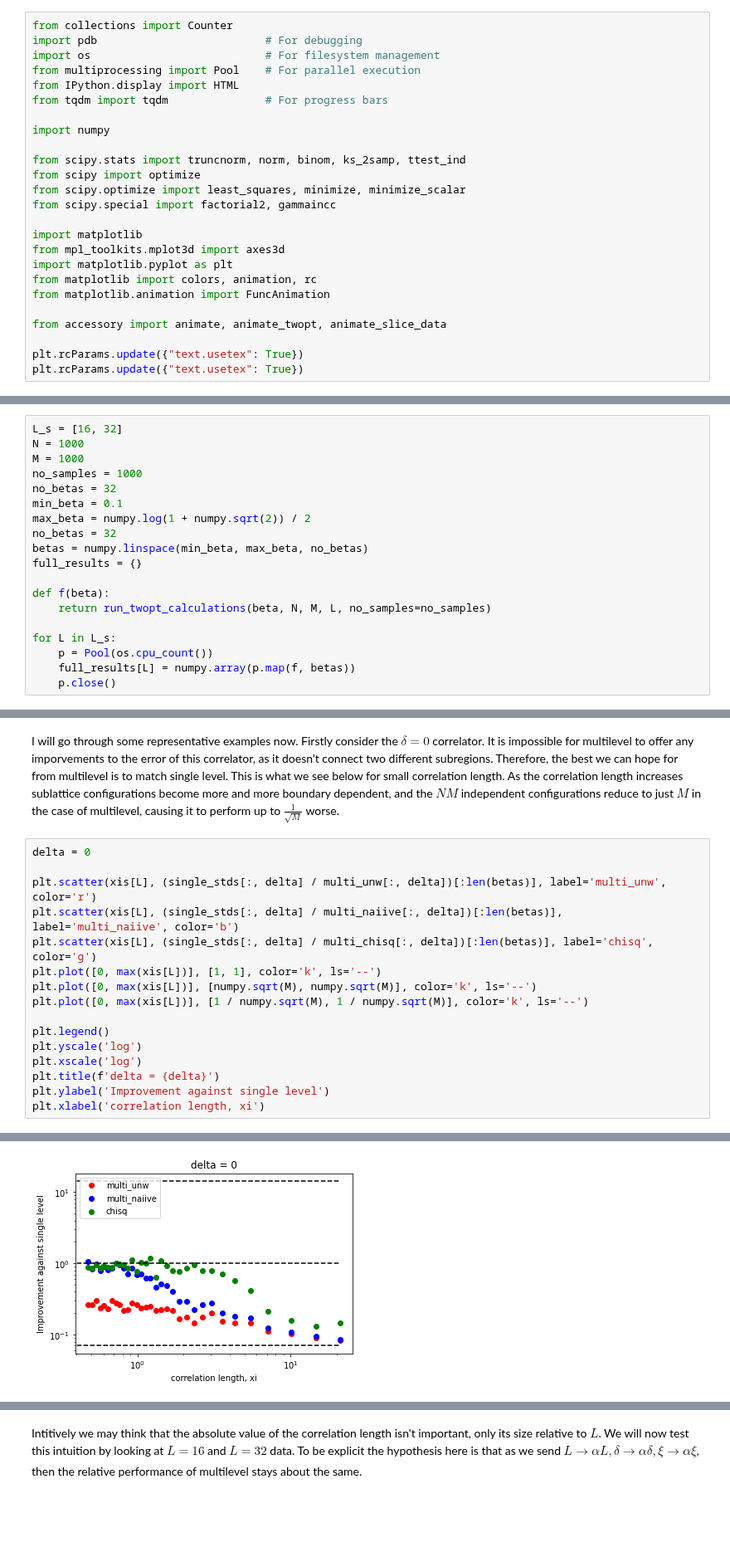
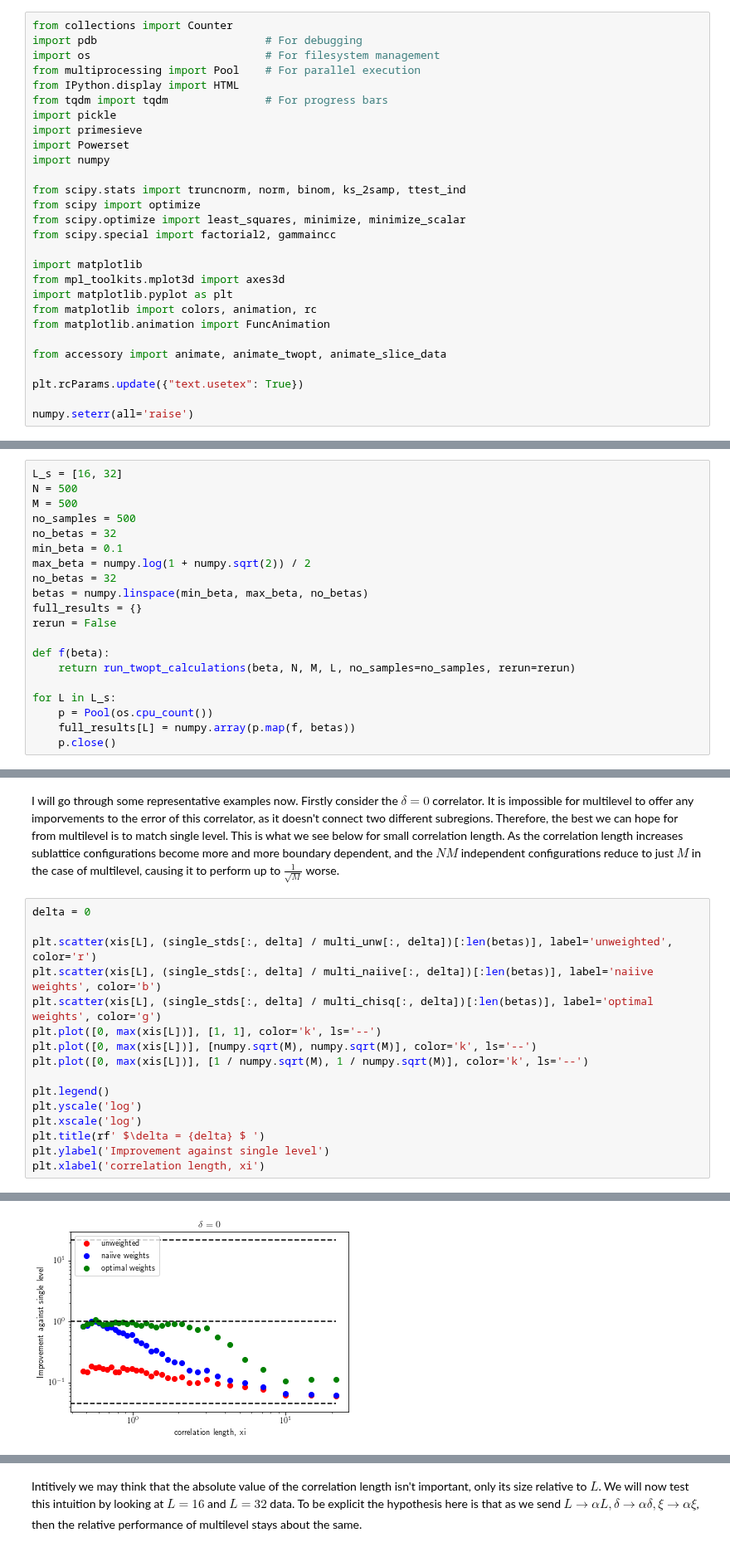
Before and after one commit to BenKMorley/Multilevel_notebook, a Jupyter notebook: Multilevel_Ising.ipynb, the cells around one changed output, grey strips where cells are left out. Shown at 83% size. Saved outputs shown, nothing was run; the diff lists cells and outputs as text; blank space fills up the shorter version.

```diff
--- a/Multilevel_Ising.ipynb
+++ b/Multilevel_Ising.ipynb
@@ -5,7 +5,9 @@ import os                           # For filesystem management
 from multiprocessing import Pool    # For parallel execution
 from IPython.display import HTML
 from tqdm import tqdm               # For progress bars
-
+import pickle
+import primesieve
+import Powerset
 import numpy
 
 from scipy.stats import truncnorm, norm, binom, ks_2samp, ttest_ind
@@ -22,4 +24,5 @@ from matplotlib.animation import FuncAnimation
 from accessory import animate, animate_twopt, animate_slice_data
 
 plt.rcParams.update({"text.usetex": True})
-plt.rcParams.update({"text.usetex": True})
+
+numpy.seterr(all='raise')
@@ -994,18 +999,19 @@ def run_twopt_calculations(beta, N, M, L, no_samples=100, Nstep=1, Mstep=20, sou
     return results
 # %%
 L_s = [16, 32]
-N = 1000
-M = 1000
-no_samples = 1000
+N = 500
+M = 500
+no_samples = 500
 no_betas = 32
 min_beta = 0.1
 max_beta = numpy.log(1 + numpy.sqrt(2)) / 2
 no_betas = 32
 betas = numpy.linspace(min_beta, max_beta, no_betas)
 full_results = {}
+rerun = False
 
 def f(beta):
-    return run_twopt_calculations(beta, N, M, L, no_samples=no_samples)
+    return run_twopt_calculations(beta, N, M, L, no_samples=no_samples, rerun=rerun)
 
 for L in L_s:
     p = Pool(os.cpu_count())
@@ -1124,22 +1139,22 @@ I will go through some representative examples now. Firstly consider the $\delta
 # %%
 delta = 0
 
-plt.scatter(xis[L], (single_stds[:, delta] / multi_unw[:, delta])[:len(betas)], label='multi_unw', color='r')
-plt.scatter(xis[L], (single_stds[:, delta] / multi_naiive[:, delta])[:len(betas)], label='multi_naiive', color='b')
-plt.scatter(xis[L], (single_stds[:, delta] / multi_chisq[:, delta])[:len(betas)], label='chisq', color='g')
+plt.scatter(xis[L], (single_stds[:, delta] / multi_unw[:, delta])[:len(betas)], label='unweighted', color='r')
+plt.scatter(xis[L], (single_stds[:, delta] / multi_naiive[:, delta])[:len(betas)], label='naiive weights', color='b')
+plt.scatter(xis[L], (single_stds[:, delta] / multi_chisq[:, delta])[:len(betas)], label='optimal weights', color='g')
 plt.plot([0, max(xis[L])], [1, 1], color='k', ls='--')
 plt.plot([0, max(xis[L])], [numpy.sqrt(M), numpy.sqrt(M)], color='k', ls='--')
 plt.plot([0, max(xis[L])], [1 / numpy.sqrt(M), 1 / numpy.sqrt(M)], color='k', ls='--')
 
 plt.legend()
 plt.yscale('log')
 plt.xscale('log')
-plt.title(f'delta = {delta}')
+plt.title(rf' $\delta = {delta} $ ')
 plt.ylabel('Improvement against single level')
 plt.xlabel('correlation length, xi')
 # %% [output]
 Text(0.5, 0, 'correlation length, xi')
-[figure, old version]
+[figure, new version]
 # %% [markdown]
 Next we consider the best case scenario for multilevel, where the seperation between the points of the correlator is half the lattice size ($\delta = \frac{L}{2}$). This allows all but the boundary contributions to benefit from multievel as they connect the different subregions. At small correlation lengths, each sublattice configuration has little correaltion to the boundary and so is close to being independent. Therefore, a properly weighted multilevel is able to get close the the optimum scaling improvement, by a factor of $\sqrt{M}$. The unweighted multilevel performs poorly across all correlation lengths, due to the fact that it weights the boundary contribution equally to all other contirubtions. This boundary contribution however has a standard deviation like $\frac{1}{\sqrt{N}}$, as opposed to the non-boundary contributions, which scale like $\frac{1}{NM^2}$. It therefore dominates the error. The naiive weighting scheme fixes this issue, and performs reasonably at very small correaltion lengths. However, as the correaltion length increaes, the sub-lattice sites either side of the boundary become significantly correlated to the boundary, and so aren't independent from sub-lattice sample to sub-lattice sample. Therefore,
 # %%
```
Also changed, not shown: parts of 26 cells of this notebook.
